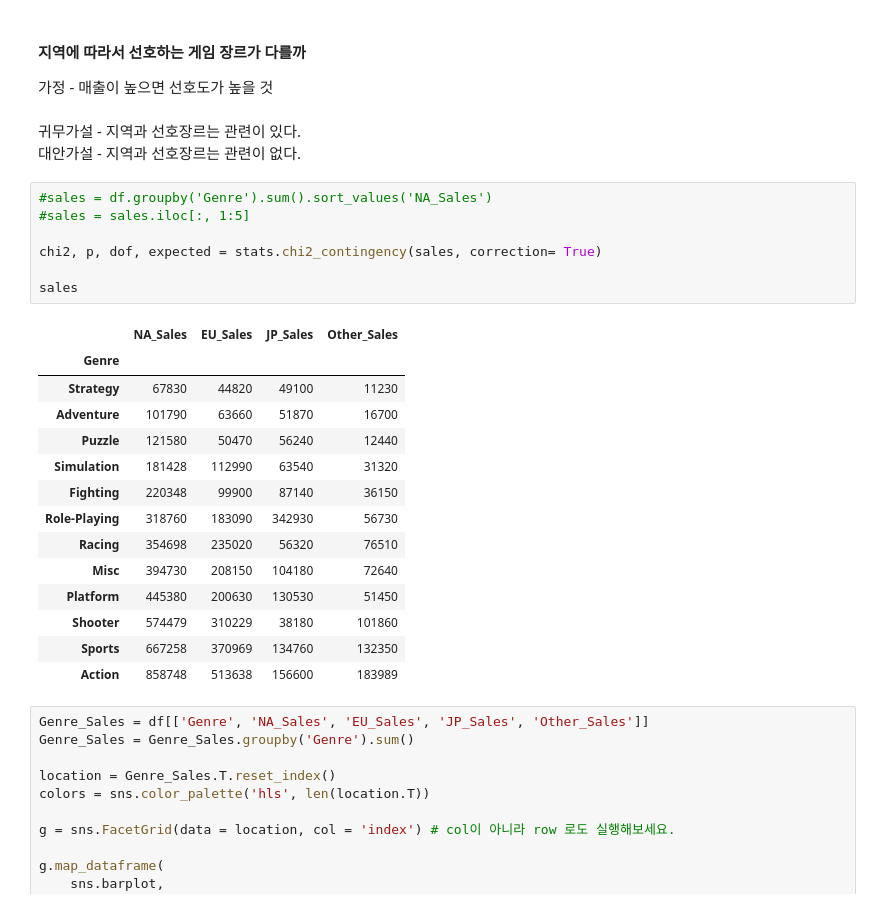
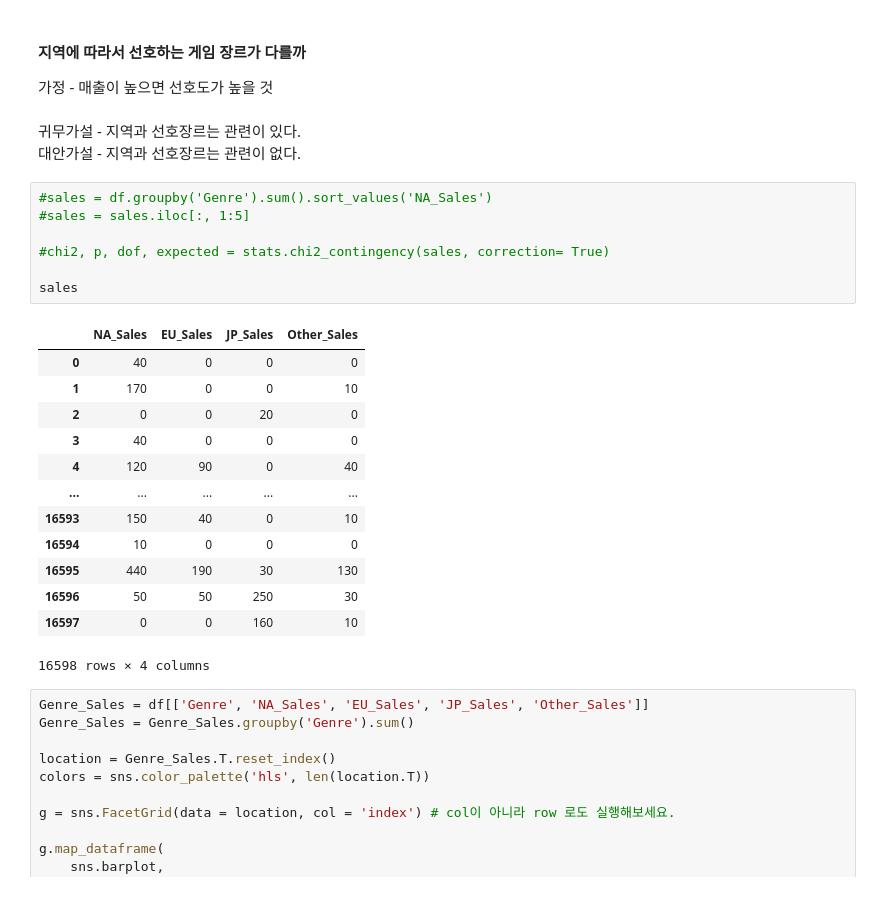
Before and after one commit to C-Designer/Codestates_Section_Project, a Jupyter notebook: Section1_Project.ipynb, the cells around one changed output. Saved outputs shown, nothing was run; the diff lists cells and outputs as text.

```diff
--- a/Section1_Project.ipynb
+++ b/Section1_Project.ipynb
@@ -249,25 +249,24 @@ dtype: int64
 # %%
 #sales = df.groupby('Genre').sum().sort_values('NA_Sales')
 #sales = sales.iloc[:, 1:5]
 
-chi2, p, dof, expected = stats.chi2_contingency(sales, correction= True)
+#chi2, p, dof, expected = stats.chi2_contingency(sales, correction= True)
 
 sales
 # %% [output]
 |  | NA_Sales | EU_Sales | JP_Sales | Other_Sales |
-| Genre |  |  |  |  |
-| Strategy | 67830 | 44820 | 49100 | 11230 |
-| Adventure | 101790 | 63660 | 51870 | 16700 |
-| Puzzle | 121580 | 50470 | 56240 | 12440 |
-| Simulation | 181428 | 112990 | 63540 | 31320 |
-| Fighting | 220348 | 99900 | 87140 | 36150 |
-| Role-Playing | 318760 | 183090 | 342930 | 56730 |
-| Racing | 354698 | 235020 | 56320 | 76510 |
-| Misc | 394730 | 208150 | 104180 | 72640 |
-| Platform | 445380 | 200630 | 130530 | 51450 |
-| Shooter | 574479 | 310229 | 38180 | 101860 |
-| Sports | 667258 | 370969 | 134760 | 132350 |
-| Action | 858748 | 513638 | 156600 | 183989 |
+| 0 | 40 | 0 | 0 | 0 |
+| 1 | 170 | 0 | 0 | 10 |
+| 2 | 0 | 0 | 20 | 0 |
+| 3 | 40 | 0 | 0 | 0 |
+| 4 | 120 | 90 | 0 | 40 |
+| ... | ... | ... | ... | ... |
+| 16593 | 150 | 40 | 0 | 10 |
+| 16594 | 10 | 0 | 0 | 0 |
+| 16595 | 440 | 190 | 30 | 130 |
+| 16596 | 50 | 50 | 250 | 30 |
+| 16597 | 0 | 0 | 160 | 10 |
+16598 rows × 4 columns
 # %%
 Genre_Sales = df[['Genre', 'NA_Sales', 'EU_Sales', 'JP_Sales', 'Other_Sales']]
 Genre_Sales = Genre_Sales.groupby('Genre').sum()
```
Also changed, not shown: parts of 9 cells of this notebook.
